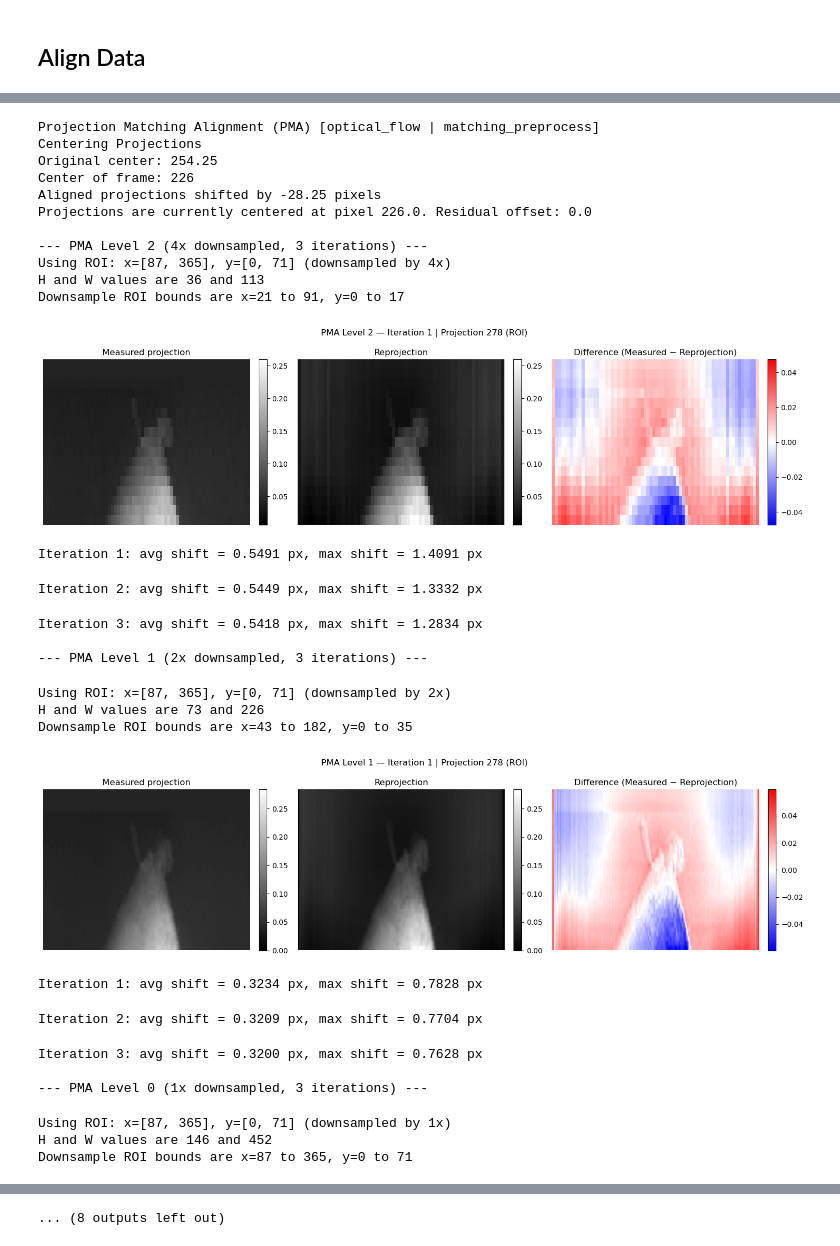
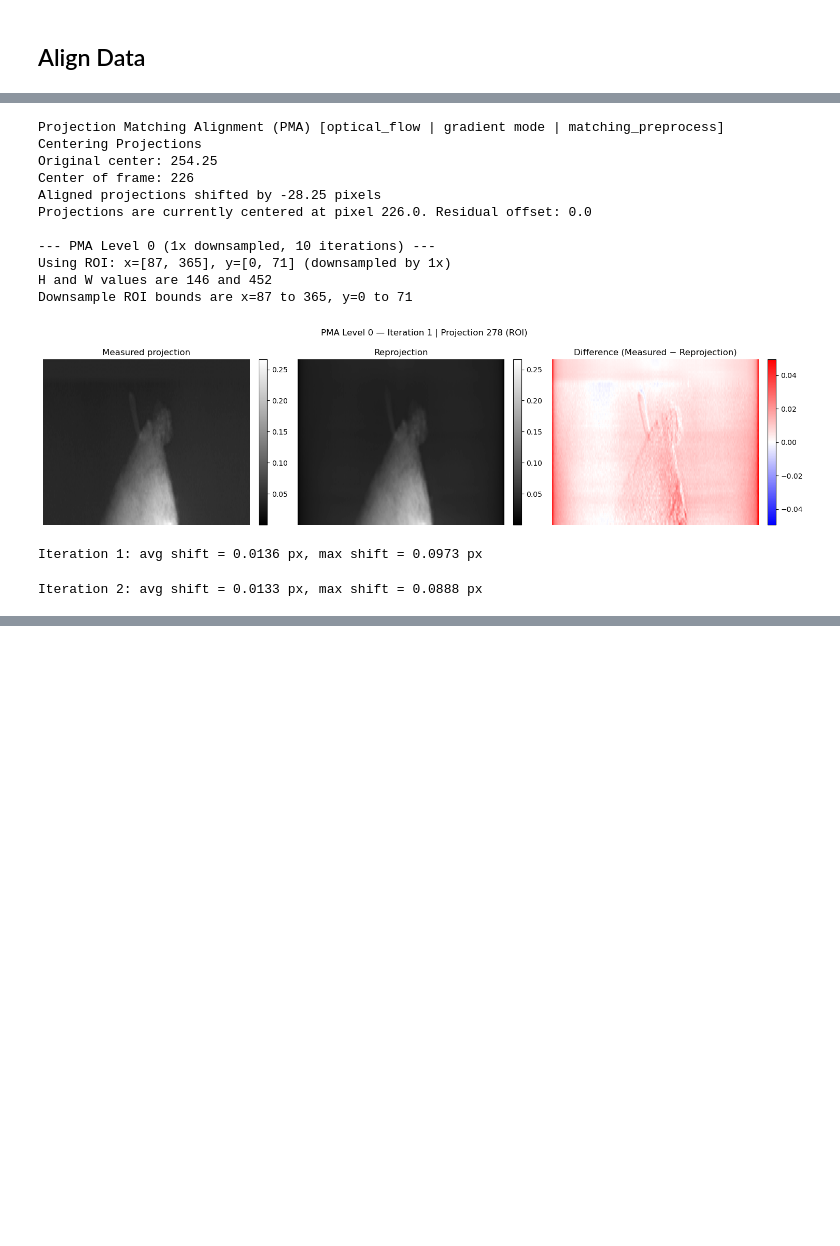
Before and after one commit to levijh1/TomoMono, a Jupyter notebook: test_notebook_realData.ipynb, the cells around one changed output, grey strips where cells are left out. Saved outputs shown, nothing was run; the diff lists cells and outputs as text; code cells hidden in the pictures; blank space fills up the shorter version.

```diff
--- a/test_notebook_realData.ipynb
+++ b/test_notebook_realData.ipynb
@@ -192,46 +189,29 @@ Iteration 9: avg shift = 0.0130 px, max shift = 0.2000 px
 # %%
-
 # PMA - 3 levels, scale=2, of_sigma=2.0, stepRatio=0.8
-
+recon_alg = 'SIRT_CUDA'
 #set xROI range to be width of the total number of angles divided by downsample
 maxWidth = tomo.num_angles // downsample
 xROI_Range = [tomo.workingProjections.shape[2] // 2 - maxWidth, tomo.workingProjections.shape[2] // 2 + maxWidth]
 tomo.PMA(
-    levels=3, scale=2, iterations_per_level=[5, 5, 5],
-    tolerance=0.01, algorithm=recon_alg, standardize=False,
+    levels=1, scale=1, iterations_per_level=[10],
+    tolerance=0.00, algorithm=recon_alg, standardize=False, use_grad=True,
     shift_method='optical_flow', of_sigma=2.0, stepRatio=0.8, plot=True, xROI_Range=xROI_Range, yROI_Range=[0, tomo.workingProjections.shape[1] - (300//downsample)]
 )
 
-tomo.make_updates_shift()
-tomo.makeNotebookProjMovie(show_trust_region=True)
-tomo.displayWorkingSinogram(row_index=tomo.workingProjections.shape[0] // downsample // 2)
+# tomo.makeNotebookProjMovie(show_trust_region=True)
+tomo.displayWorkingSinogram()
 # %% [output]
-Projection Matching Alignment (PMA) [optical_flow | matching_preprocess]
+Projection Matching Alignment (PMA) [optical_flow | gradient mode | matching_preprocess]
 Centering Projections
 Original center: 254.25
 Center of frame: 226
 Aligned projections shifted by -28.25 pixels
 Projections are currently centered at pixel 226.0. Residual offset: 0.0
 
---- PMA Level 2 (4x downsampled, 3 iterations) ---
-Using ROI: x=[87, 365], y=[0, 71] (downsampled by 4x)
-H and W values are 36 and 113
-Downsample ROI bounds are x=21 to 91, y=0 to 17
+--- PMA Level 0 (1x downsampled, 10 iterations) ---
+Using ROI: x=[87, 365], y=[0, 71] (downsampled by 1x)
+H and W values are 146 and 452
+Downsample ROI bounds are x=87 to 365, y=0 to 71
-[figure, old version]
+[figure, new version]
-Iteration 1: avg shift = 0.5491 px, max shift = 1.4091 px
+Iteration 1: avg shift = 0.0136 px, max shift = 0.0973 px
-Iteration 2: avg shift = 0.5449 px, max shift = 1.3332 px
+Iteration 2: avg shift = 0.0133 px, max shift = 0.0888 px
-Iteration 3: avg shift = 0.5418 px, max shift = 1.2834 px
-
---- PMA Level 1 (2x downsampled, 3 iterations) ---
-Using ROI: x=[87, 365], y=[0, 71] (downsampled by 2x)
-H and W values are 73 and 226
-Downsample ROI bounds are x=43 to 182, y=0 to 35
-[figure, removed]
-Iteration 1: avg shift = 0.3234 px, max shift = 0.7828 px
-Iteration 2: avg shift = 0.3209 px, max shift = 0.7704 px
-Iteration 3: avg shift = 0.3200 px, max shift = 0.7628 px
-
---- PMA Level 0 (1x downsampled, 3 iterations) ---
-Using ROI: x=[87, 365], y=[0, 71] (downsampled by 1x)
-H and W values are 146 and 452
-Downsample ROI bounds are x=87 to 365, y=0 to 71
@@ -239,2 +218 @@ Downsample ROI bounds are x=87 to 365, y=0 to 71
-... (8 outputs left out)
 # %%
```
Also changed, not shown: parts of 18 cells of this notebook, 35 other files.
